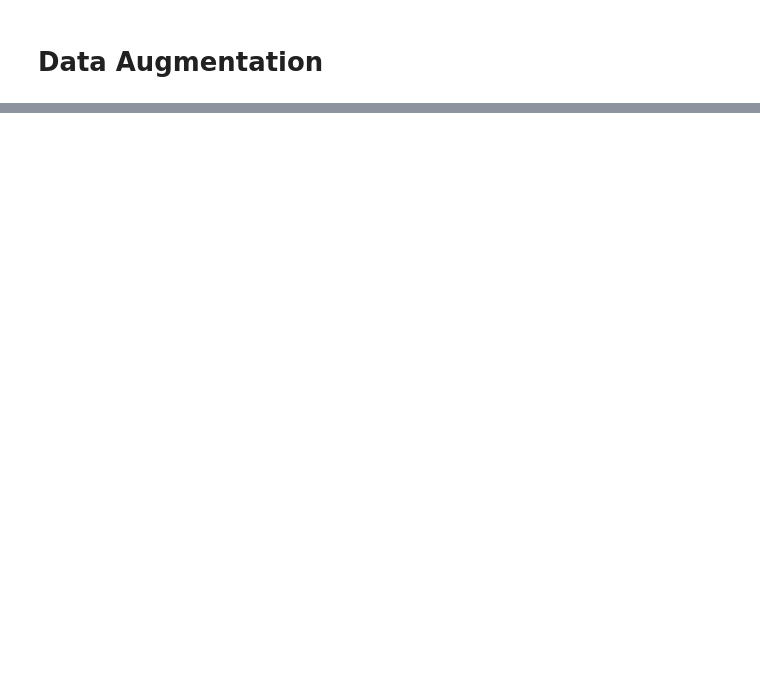
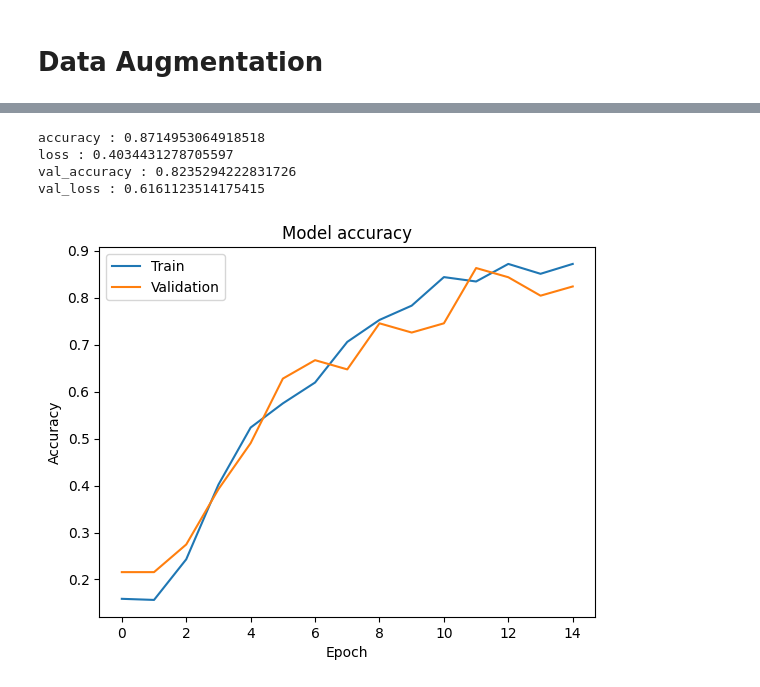
Before and after one commit to Abdelmohsenn/AI-Projects, a Jupyter notebook: DogBreedsClassification/DogBreedsDL.ipynb, the cells around one changed output, grey strips where cells are left out. Saved outputs shown, nothing was run; the diff lists cells and outputs as text; code cells hidden in the pictures; blank space fills up the shorter version.

```diff
--- a/DogBreedsClassification/DogBreedsDL.ipynb
+++ b/DogBreedsClassification/DogBreedsDL.ipynb
@@ -128,10 +157,6 @@ print("✅ Done splitting!")
 trainData = ImageDataGenerator(
     rescale=1./255,
     rotation_range=20,
-    width_shift_range=0.2,
-    height_shift_range=0.2,
-    shear_range=0.2,
-    zoom_range=0.2,
     horizontal_flip=True,
     fill_mode='nearest'
 )
@@ -171,37 +269,23 @@ Found 2009 images belonging to 120 classes.
 # %%
-
-l2_strength = 0.01
-
 model = Sequential()
 
-model.add(Conv2D(64, kernel_size=(3, 3), activation='relu', input_shape=(96, 96, 1)))
+model.add(Conv2D(64, (3,3), activation='relu', input_shape=(224, 224, 3)))
 model.add(MaxPooling2D(pool_size=(2, 2)))
-model.add(Dropout(0.2))
 
-model.add(Conv2D(128, kernel_size=(3, 3), activation='relu'))
+model.add(Conv2D(128, (3,3), activation='relu'))
 model.add(MaxPooling2D(pool_size=(2, 2)))
-model.add(Dropout(0.2))
 
-model.add(Conv2D(256, kernel_size=(3, 3), activation='relu'))
+model.add(Conv2D(256, (3,3), activation='relu'))
 model.add(MaxPooling2D(pool_size=(2, 2)))
-model.add(Dropout(0.2))
-
-model.add(Conv2D(512, kernel_size=(3, 3), activation='relu'))
-model.add(MaxPooling2D(pool_size=(2, 2)))
-model.add(Dropout(0.2))
-
-model.add(Conv2D(1024, kernel_size=(3, 3), activation='relu'))
-model.add(MaxPooling2D(pool_size=(2, 2)))
-model.add(Dropout(0.2))
 
 model.add(Flatten())
 
-model.add(Dense(256, activation='relu', kernel_regularizer=regularizers.l2(l2_strength)))
-model.add(Dense(120, activation='softmax'))  # Output layer
+model.add(Dense(64, activation = 'relu'))
+model.add(Dense(8, activation='softmax'))
 # %%
-earlyStopping = EarlyStopping(patience = 5, restore_best_weights=True, monitor=['val_loss'])
+earlyStopping = EarlyStopping(patience = 5, restore_best_weights=True, monitor='val_loss')
 model.compile(
-    optimizer=Adam(learning_rate=0.001),
+    optimizer=Adam(learning_rate=0.0005),
     loss='categorical_crossentropy',
     metrics=['accuracy'],
 )
@@ -209,7 +293,7 @@ model.compile(
 history = model.fit(
     trainData,
     validation_data=valData,
-    epochs=2,
+    epochs=15,
     callbacks=[earlyStopping],
     verbose=1
 )
@@ -219,0 +323,18 @@ KeyboardInterrupt:
+# %%
+for i in history.history:
+    print(i, ":", history.history[i][-1])
+# %% [output]
+accuracy : 0.8714953064918518
+loss : 0.4034431278705597
+val_accuracy : 0.8235294222831726
+val_loss : 0.6161123514175415
+# %%
+plt.plot(history.history['accuracy'])
+plt.plot(history.history['val_accuracy'])
+plt.title('Model accuracy')
+plt.ylabel('Accuracy')
+plt.xlabel('Epoch')
+plt.legend(['Train', 'Validation'], loc='upper left')
+plt.show()
+# %% [output]
+[figure, added]
```
Also changed, not shown: parts of 17 cells of this notebook.
